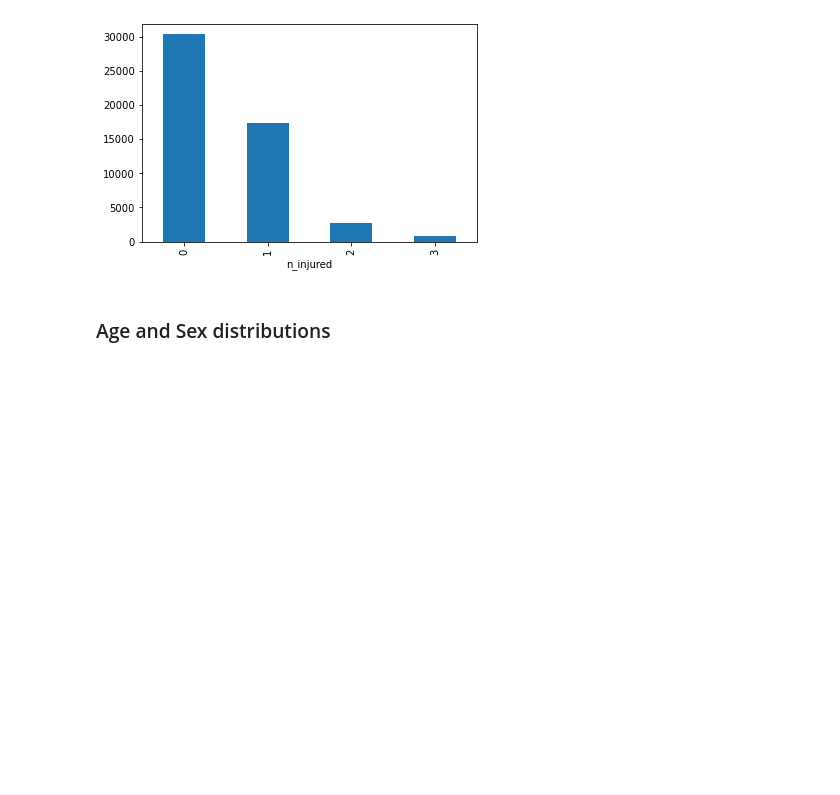
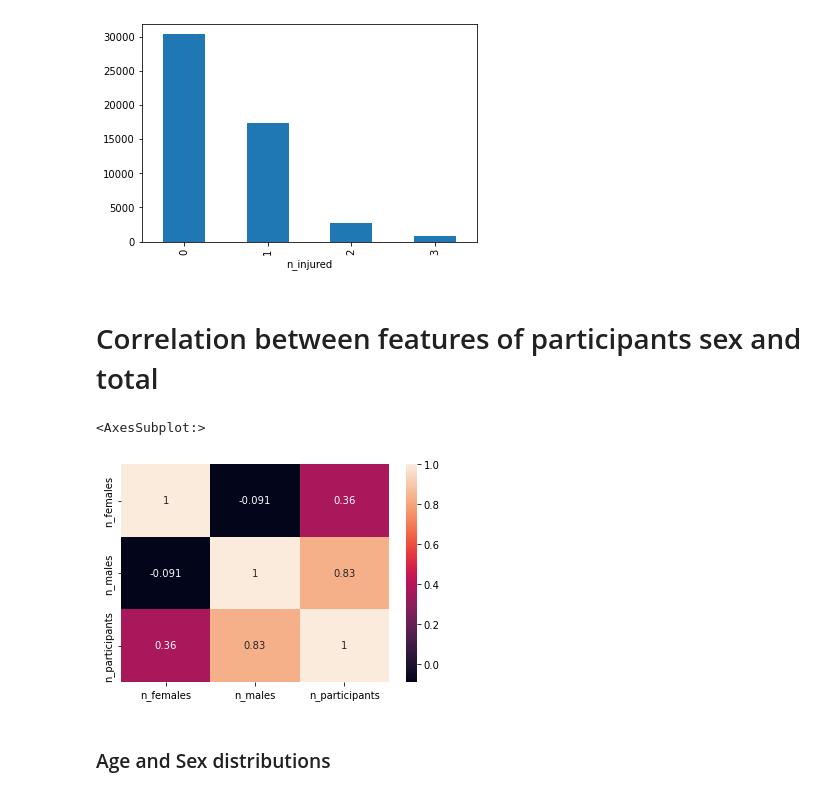
Before and after one commit to TheDarkPyotr/DataMining2023, a Jupyter notebook: source/Task1.ipynb, the cells around one changed output. Cells and saved outputs as stored; diff of their text form; code cells hidden in the pictures; blank space fills up the shorter version.

```diff
--- a/source/Task1.ipynb
+++ b/source/Task1.ipynb
@@ -282,6 +305,17 @@ dtype: float64
 
  Skewness of n_injured: 1.319365
 [figure]
+# %% [markdown]
+# Correlation between features of participants sex and total
+# %%
+#correlate two variable to another, n_males, n_females and total participants, maybe try with a scatterplot
+
+
+correlation_matrix = df_incident_no_outliers[['n_females', 'n_males', 'n_participants']].corr()
+sns.heatmap(correlation_matrix, annot=True)
+# %% [output]
+<AxesSubplot:>
+[figure, added]
 # %% [markdown]
 ### Age and Sex distributions
 # %%
```
Also changed, not shown: parts of 9 cells of this notebook.
